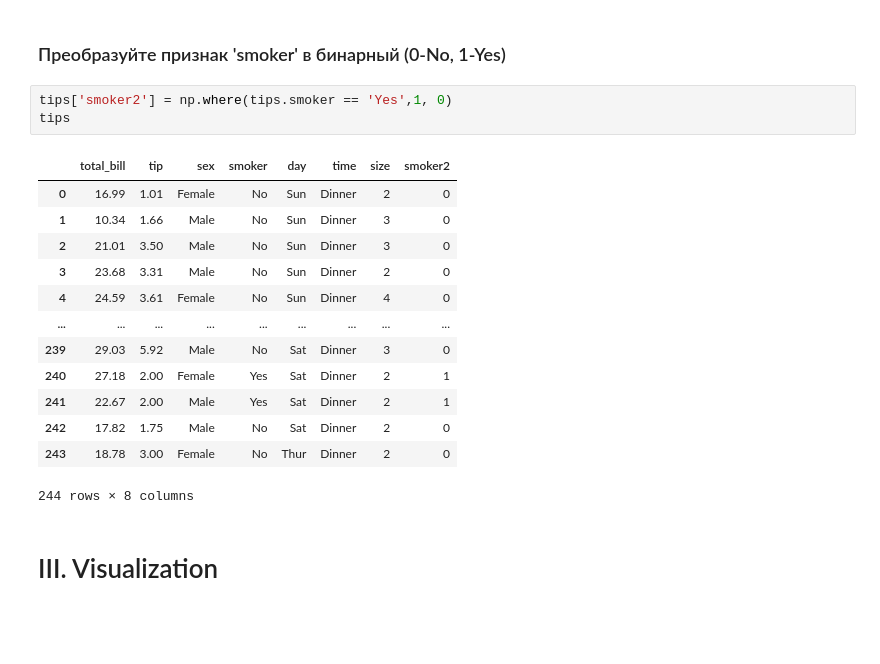
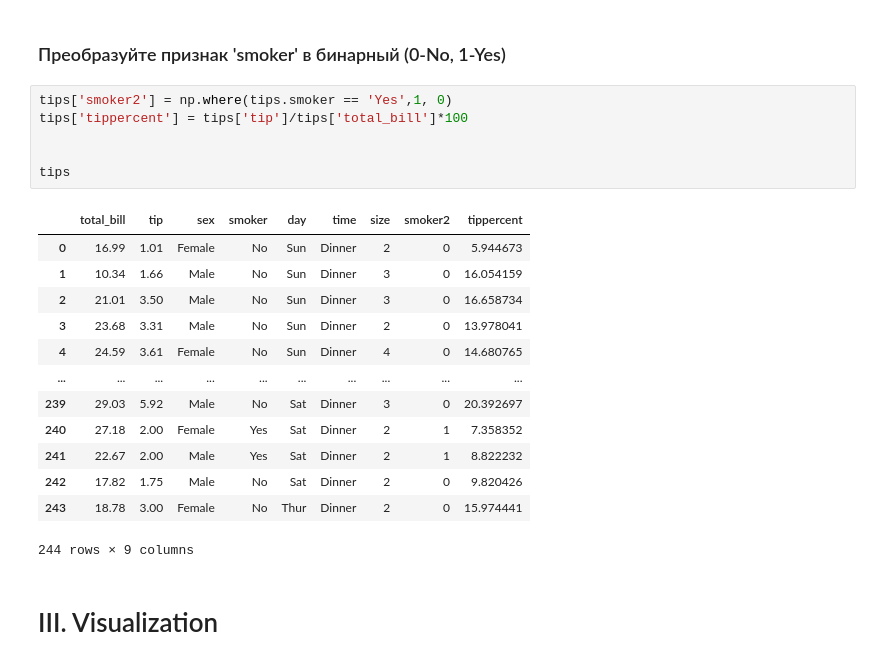
Before and after one commit to georgybarabanshchikov/otusmlbasic, a Jupyter notebook: hw-4/Analyze and Visualize.ipynb, the cells around one changed output. Saved outputs shown, nothing was run; the diff lists cells and outputs as text; blank space fills up the shorter version.

```diff
--- a/hw-4/Analyze and Visualize.ipynb
+++ b/hw-4/Analyze and Visualize.ipynb
@@ -168,21 +169,24 @@ Name: tip, dtype: float64
 ### Преобразуйте признак 'smoker' в бинарный (0-No, 1-Yes)
 # %%
 tips['smoker2'] = np.where(tips.smoker == 'Yes',1, 0)
+tips['tippercent'] = tips['tip']/tips['total_bill']*100
+
+
 tips
 # %% [output]
-|  | total_bill | tip | sex | smoker | day | time | size | smoker2 |
-| 0 | 16.99 | 1.01 | Female | No | Sun | Dinner | 2 | 0 |
-| 1 | 10.34 | 1.66 | Male | No | Sun | Dinner | 3 | 0 |
-| 2 | 21.01 | 3.50 | Male | No | Sun | Dinner | 3 | 0 |
-| 3 | 23.68 | 3.31 | Male | No | Sun | Dinner | 2 | 0 |
-| 4 | 24.59 | 3.61 | Female | No | Sun | Dinner | 4 | 0 |
-| ... | ... | ... | ... | ... | ... | ... | ... | ... |
-| 239 | 29.03 | 5.92 | Male | No | Sat | Dinner | 3 | 0 |
-| 240 | 27.18 | 2.00 | Female | Yes | Sat | Dinner | 2 | 1 |
-| 241 | 22.67 | 2.00 | Male | Yes | Sat | Dinner | 2 | 1 |
-| 242 | 17.82 | 1.75 | Male | No | Sat | Dinner | 2 | 0 |
-| 243 | 18.78 | 3.00 | Female | No | Thur | Dinner | 2 | 0 |
+|  | total_bill | tip | sex | smoker | day | time | size | smoker2 | tippercent |
+| 0 | 16.99 | 1.01 | Female | No | Sun | Dinner | 2 | 0 | 5.944673 |
+| 1 | 10.34 | 1.66 | Male | No | Sun | Dinner | 3 | 0 | 16.054159 |
+| 2 | 21.01 | 3.50 | Male | No | Sun | Dinner | 3 | 0 | 16.658734 |
+| 3 | 23.68 | 3.31 | Male | No | Sun | Dinner | 2 | 0 | 13.978041 |
+| 4 | 24.59 | 3.61 | Female | No | Sun | Dinner | 4 | 0 | 14.680765 |
+| ... | ... | ... | ... | ... | ... | ... | ... | ... | ... |
+| 239 | 29.03 | 5.92 | Male | No | Sat | Dinner | 3 | 0 | 20.392697 |
+| 240 | 27.18 | 2.00 | Female | Yes | Sat | Dinner | 2 | 1 | 7.358352 |
+| 241 | 22.67 | 2.00 | Male | Yes | Sat | Dinner | 2 | 1 | 8.822232 |
+| 242 | 17.82 | 1.75 | Male | No | Sat | Dinner | 2 | 0 | 9.820426 |
+| 243 | 18.78 | 3.00 | Female | No | Thur | Dinner | 2 | 0 | 15.974441 |
-244 rows × 8 columns
+244 rows × 9 columns
 # %% [markdown]
 # III. Visualization
 # %% [markdown]
```
Also changed, not shown: parts of 10 cells of this notebook.
